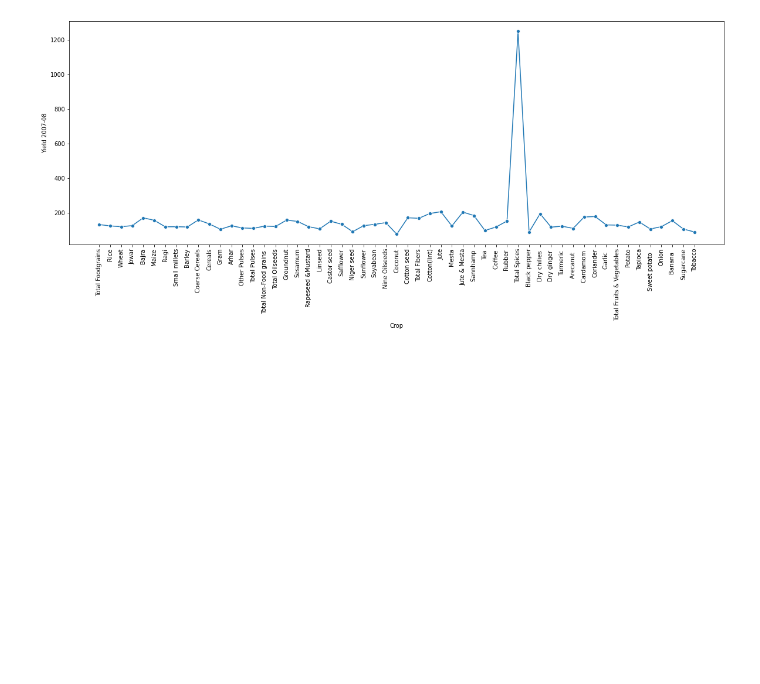
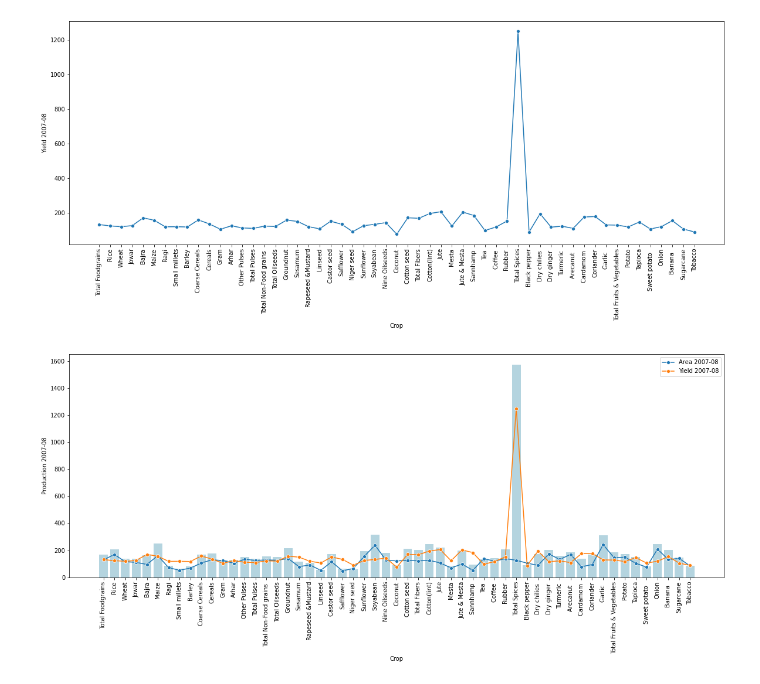
Before and after one commit to santdayalverma/Data-visualization, a Jupyter notebook: Agriculture_Crop_Production_In_India.ipynb, the cells around one changed output. Saved outputs shown, nothing was run; the diff lists cells and outputs as text; code cells hidden in the pictures; blank space fills up the shorter version.

```diff
--- a/Agriculture_Crop_Production_In_India.ipynb
+++ b/Agriculture_Crop_Production_In_India.ipynb
@@ -99,3 +103,11 @@ plt.xticks(rotation=90)
 plt.show()
 # %% [output]
 [figure]
+# %%
+plt.figure(figsize=(20,7))
+sns.barplot(data=df_2,x="Crop",y="Production 2007-08",color='lightblue')
+sns.lineplot(data=df_2,x="Crop",y="Area 2007-08",marker='o',label='Area 2007-08')
+sns.lineplot(data=df_2,x="Crop",y="Yield 2007-08",marker='o',label='Yield 2007-08')
+plt.xticks(rotation=90)
+# %% [output]
+[figure, added]
```
Also changed, not shown: parts of 19 cells of this notebook.
